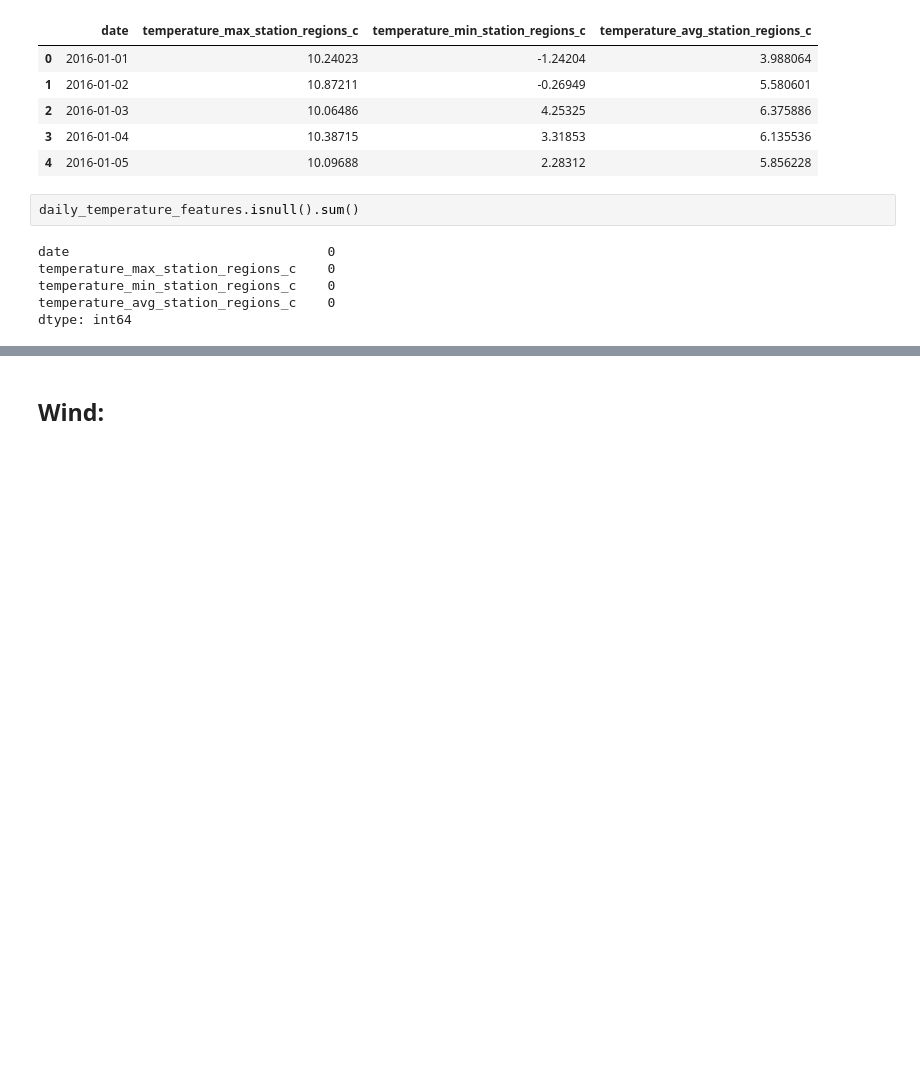
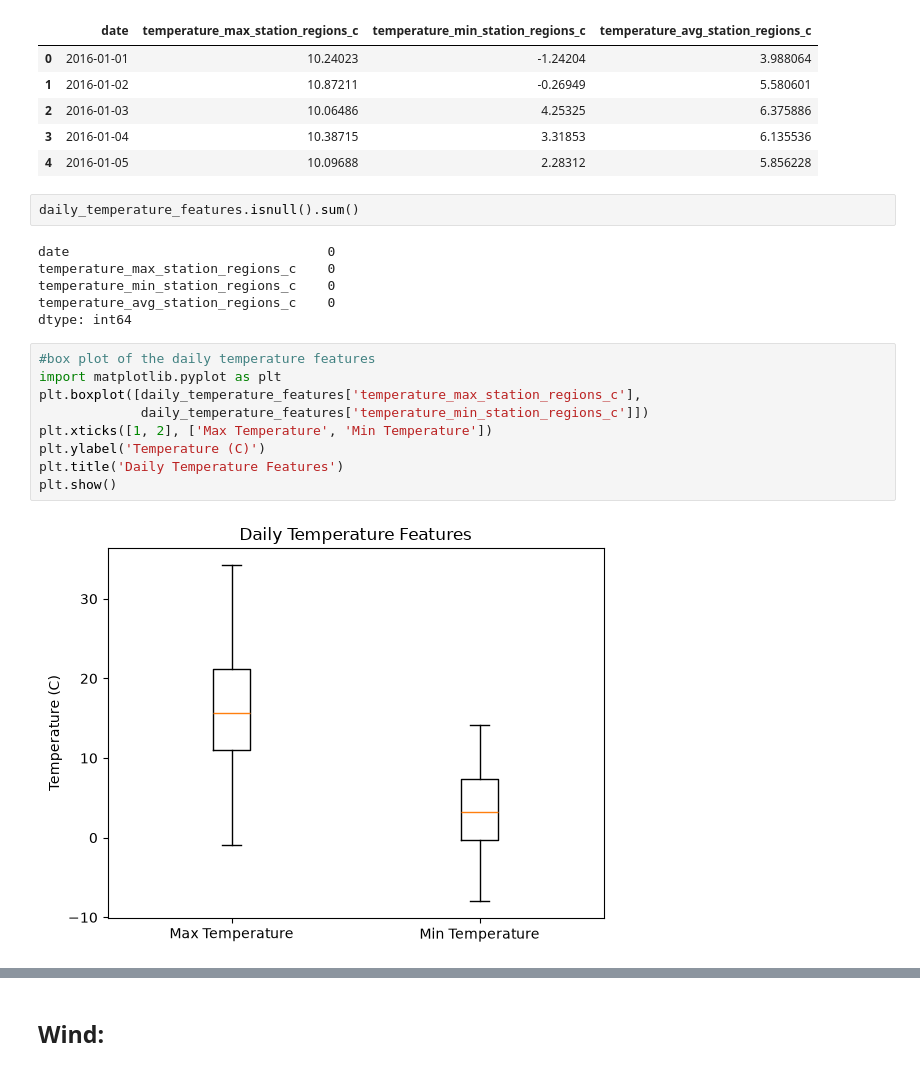
Before and after one commit to Masters-Paper-Forecasting/code, a Jupyter notebook: features/Meterological_features.ipynb, the cells around one changed output, grey strips where cells are left out. Cells and saved outputs as stored; diff of their text form; blank space fills up the shorter version.

```diff
--- a/features/Meterological_features.ipynb
+++ b/features/Meterological_features.ipynb
@@ -175,3 +175,14 @@ temperature_max_station_regions_c    0
 temperature_min_station_regions_c    0
 temperature_avg_station_regions_c    0
 dtype: int64
+# %%
+#box plot of the daily temperature features
+import matplotlib.pyplot as plt
+plt.boxplot([daily_temperature_features['temperature_max_station_regions_c'],
+             daily_temperature_features['temperature_min_station_regions_c']])
+plt.xticks([1, 2], ['Max Temperature', 'Min Temperature'])
+plt.ylabel('Temperature (C)')
+plt.title('Daily Temperature Features')
+plt.show()
+# %% [output]
+[figure, added]
```
Also changed, not shown: parts of 1 cell of this notebook, 5 other files.
